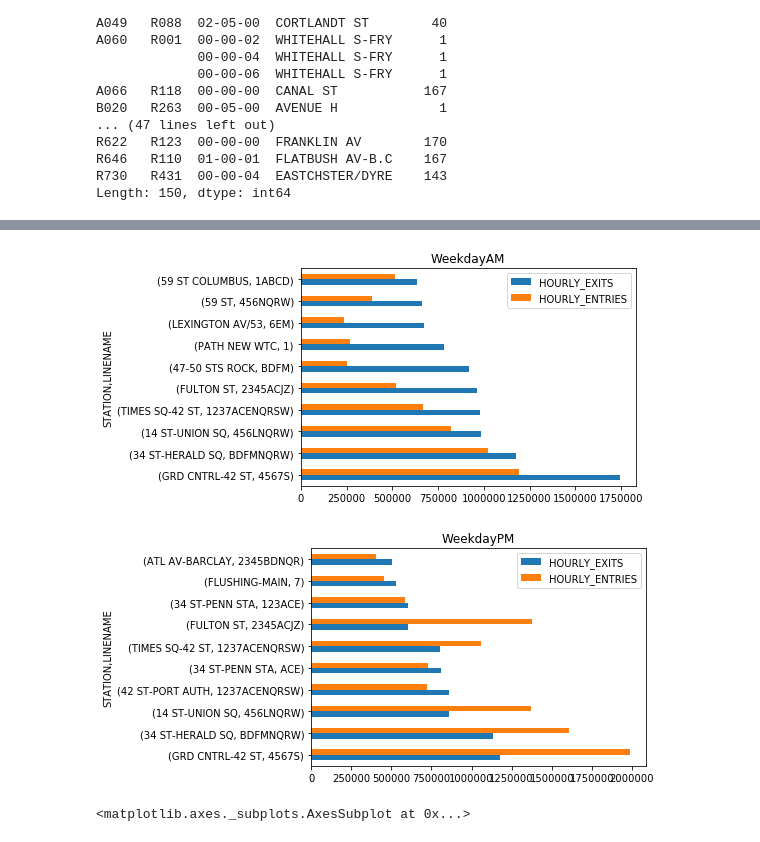
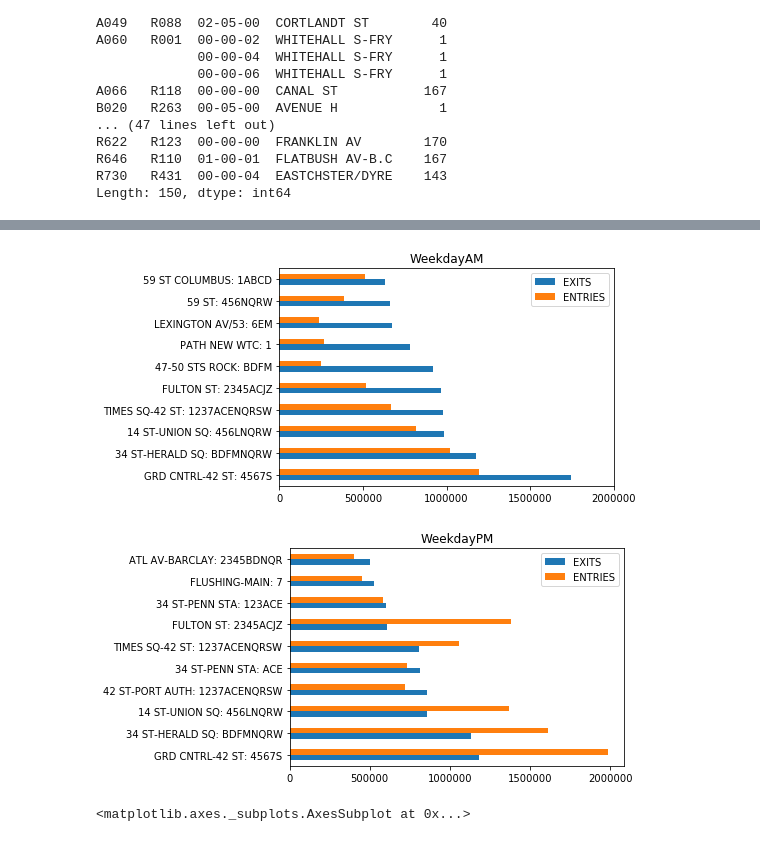
Before and after one commit to kandice4/benson3, a Jupyter notebook: Benson Project - CP.ipynb, the cells around one changed output, grey strips where cells are left out. Cells and saved outputs as stored; diff of their text form; code cells hidden in the pictures.

```diff
--- a/Benson Project - CP.ipynb
+++ b/Benson Project - CP.ipynb
@@ -368,18 +368,19 @@ turnstiles_hourly.groupby(['TOD', ])
 # %%
 # Plots for top trafficked stations by time period
 for day in ['Weekday']:
     for tod in ['AM','PM']:
         mask = ((turnstiles_hourly.WEEKEND == day)
             & (turnstiles_hourly.TOD == tod)
         #    & (turnstiles_hourly.DT_DIFF == pd.Timedelta('4 hours'))
                )
-        df = turnstiles_hourly[mask].groupby(['STATION','LINENAME']).agg({'HOURLY_EXITS': 'sum','HOURLY_ENTRIES': 'sum'}) \
+        df = turnstiles_hourly[mask].groupby(['STATION','LINENAME'], as_index=False).agg({'HOURLY_EXITS': 'sum','HOURLY_ENTRIES': 'sum'}) \
             .sort_values(by='HOURLY_EXITS', ascending=False).head(10)
-        df.plot(kind='barh', title=day + tod)
+        df.rename(columns={'HOURLY_EXITS':'EXITS','HOURLY_ENTRIES': 'ENTRIES'}, inplace=True)
+        df.plot(kind='barh', title=day + tod, x=df.STATION + ": " + df.LINENAME, xticks=[0, 500000, 1000000, 1500000, 2000000])
 #         print(day, tod, df, '\n')
 # %% [output]
-[figure, old version]
+[figure, new version]
-[figure, old version]
+[figure, new version]
 # %%
 # Which Control Areas (C/A) get the most traffic?
 station = '34 ST-PENN STA'
```
Also changed, not shown: parts of 7 cells of this notebook.
